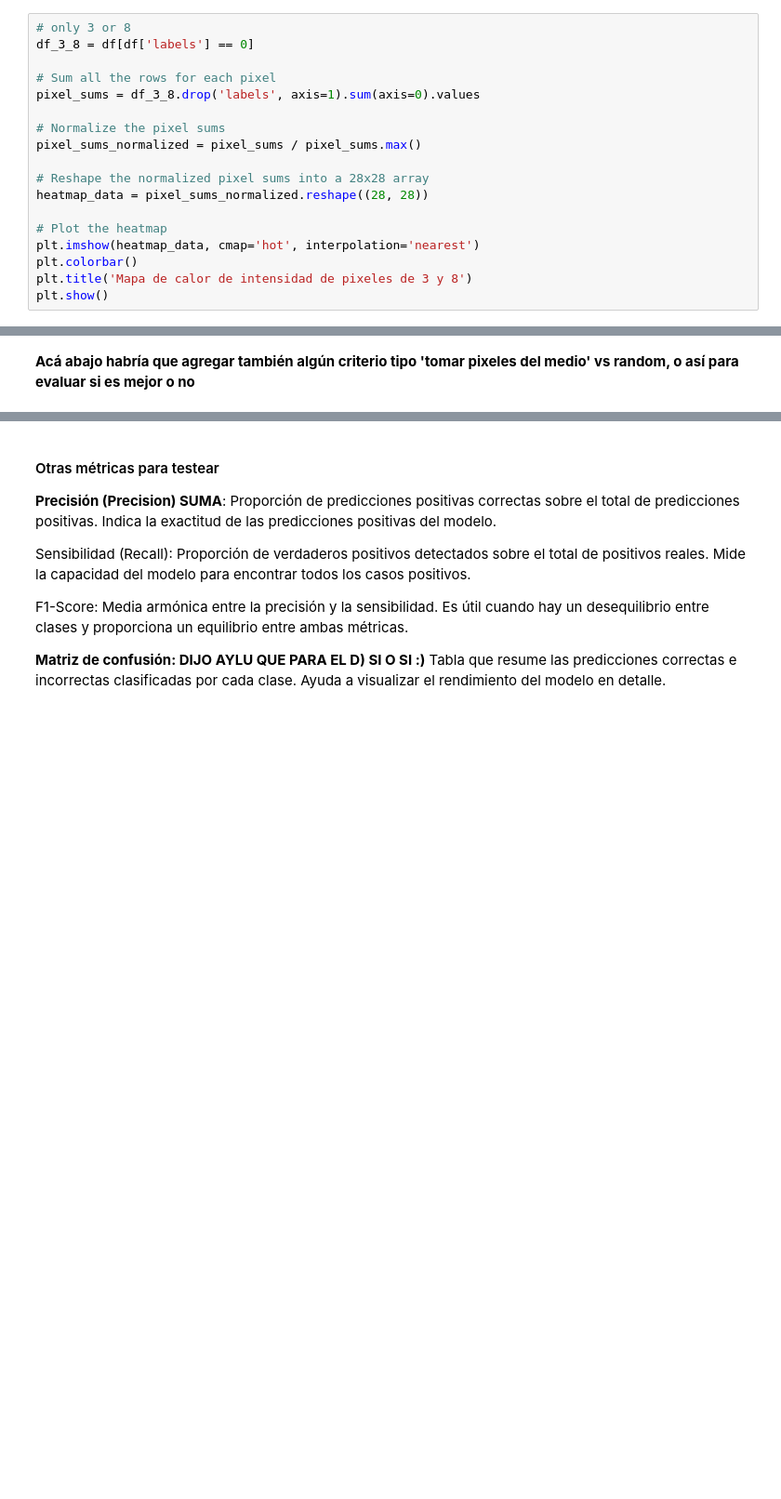
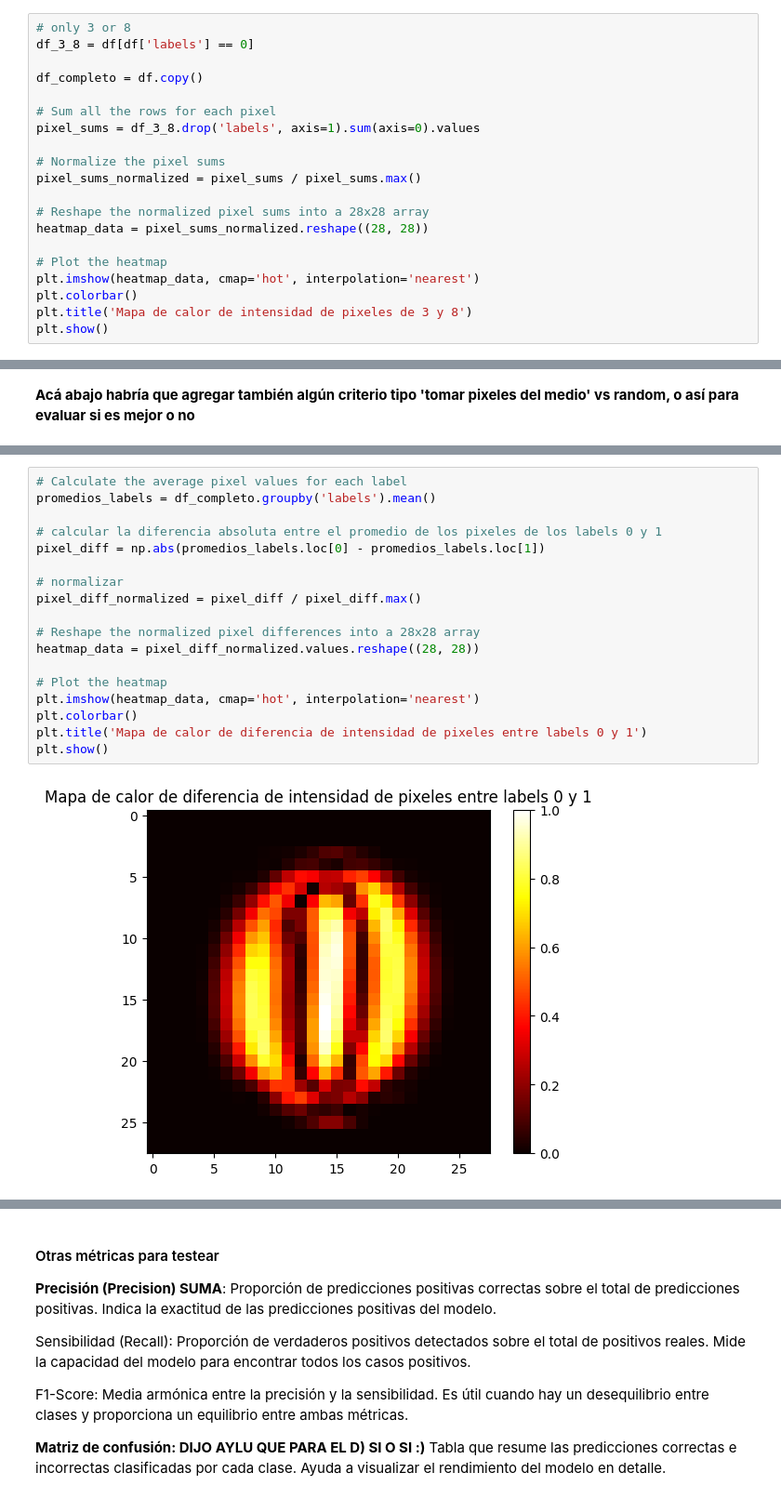
Before and after one commit to pedrobergaglio/tp1-ldd24, a Jupyter notebook: TP2/exploracion.ipynb, the cells around one changed output, grey strips where cells are left out. Shown at 93% size. Saved outputs shown, nothing was run; the diff lists cells and outputs as text; blank space fills up the shorter version.

```diff
--- a/TP2/exploracion.ipynb
+++ b/TP2/exploracion.ipynb
@@ -126,6 +126,8 @@ plt.show()
 # %%
 # only 3 or 8
 df_3_8 = df[df['labels'] == 0]
+
+df_completo = df.copy()
 
 # Sum all the rows for each pixel
 pixel_sums = df_3_8.drop('labels', axis=1).sum(axis=0).values
@@ -184,0 +275,20 @@ Cantidad de píxeles que promediaron 255: 0
+# %%
+# Calculate the average pixel values for each label
+promedios_labels = df_completo.groupby('labels').mean()
+
+# calcular la diferencia absoluta entre el promedio de los pixeles de los labels 0 y 1
+pixel_diff = np.abs(promedios_labels.loc[0] - promedios_labels.loc[1])
+
+# normalizar
+pixel_diff_normalized = pixel_diff / pixel_diff.max()
+
+# Reshape the normalized pixel differences into a 28x28 array
+heatmap_data = pixel_diff_normalized.values.reshape((28, 28))
+
+# Plot the heatmap
+plt.imshow(heatmap_data, cmap='hot', interpolation='nearest')
+plt.colorbar()
+plt.title('Mapa de calor de diferencia de intensidad de pixeles entre labels 0 y 1')
+plt.show()
+# %% [output]
+[figure, added]
```
Also changed, not shown: parts of 36 cells of this notebook, 6 other files.
